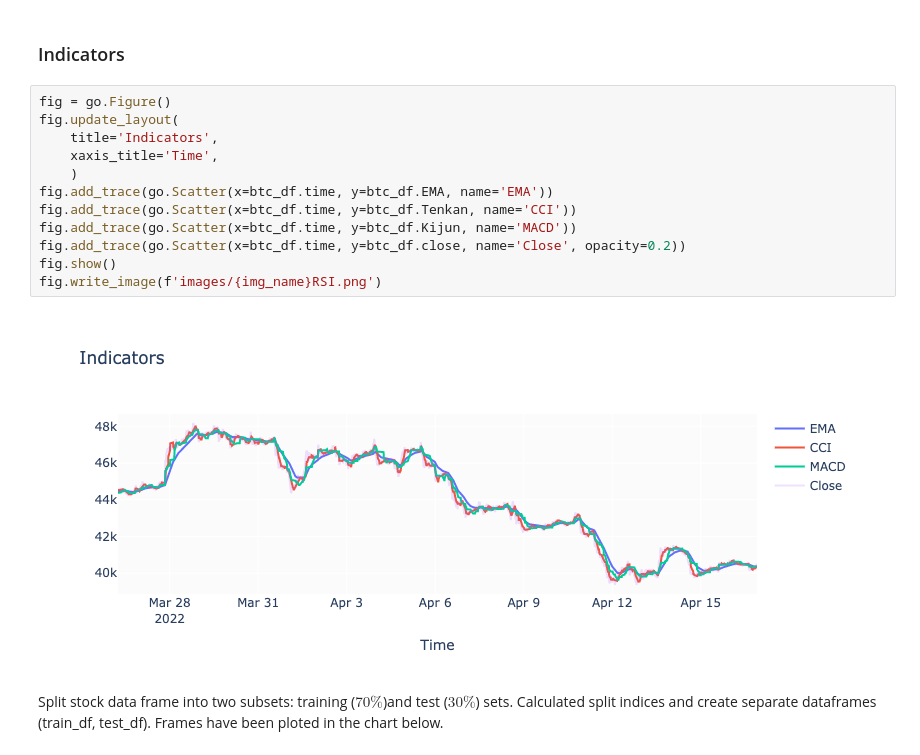
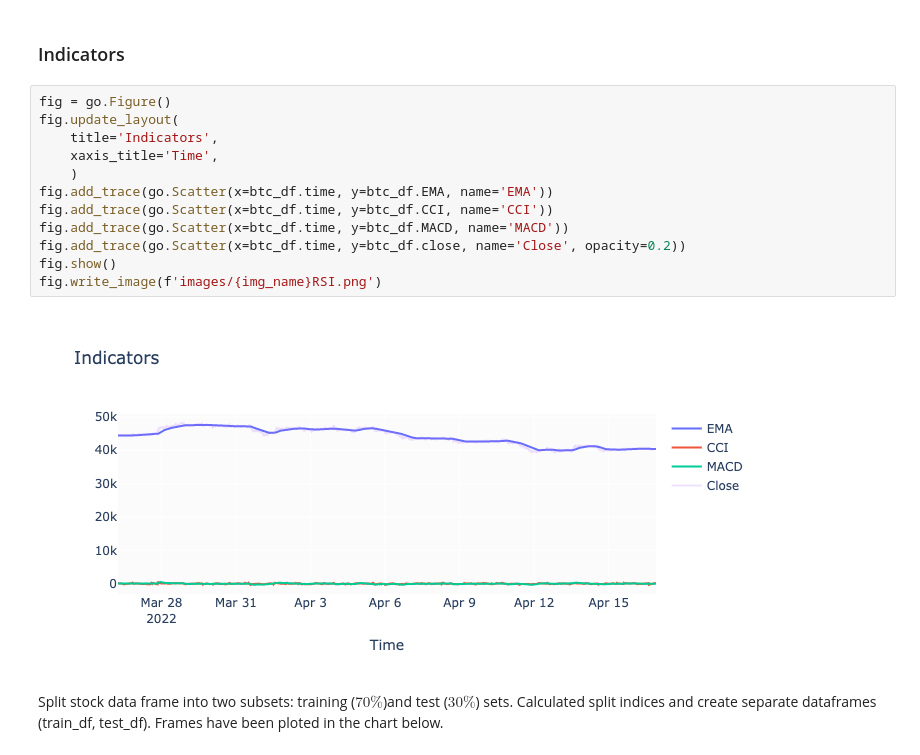
Before and after one commit to timtennyson/Sleep_And_Trade_Bot, a Jupyter notebook: crypto_predictions.ipynb, the cells around one changed output. Cells and saved outputs as stored; diff of their text form.

```diff
--- a/crypto_predictions.ipynb
+++ b/crypto_predictions.ipynb
@@ -124,17 +124,17 @@ fig.write_image(f'images/{img_name}RSI.png')
 # %%
 fig = go.Figure()
 fig.update_layout(
     title='Indicators',
     xaxis_title='Time',
     )
 fig.add_trace(go.Scatter(x=btc_df.time, y=btc_df.EMA, name='EMA'))
-fig.add_trace(go.Scatter(x=btc_df.time, y=btc_df.Tenkan, name='CCI'))
-fig.add_trace(go.Scatter(x=btc_df.time, y=btc_df.Kijun, name='MACD'))
+fig.add_trace(go.Scatter(x=btc_df.time, y=btc_df.CCI, name='CCI'))
+fig.add_trace(go.Scatter(x=btc_df.time, y=btc_df.MACD, name='MACD'))
 fig.add_trace(go.Scatter(x=btc_df.time, y=btc_df.close, name='Close', opacity=0.2))
 fig.show()
 fig.write_image(f'images/{img_name}RSI.png')
 # %% [output]
-[figure, old version]
+[figure, new version]
 # %% [markdown]
 Split stock data frame into two subsets: training ($70\%$)and test ($30\%$) sets. Calculated split indices and create separate dataframes (train_df, test_df). Frames have been ploted in the chart below.
 # %%
```
Also changed, not shown: parts of 8 cells of this notebook, 23 other files.
